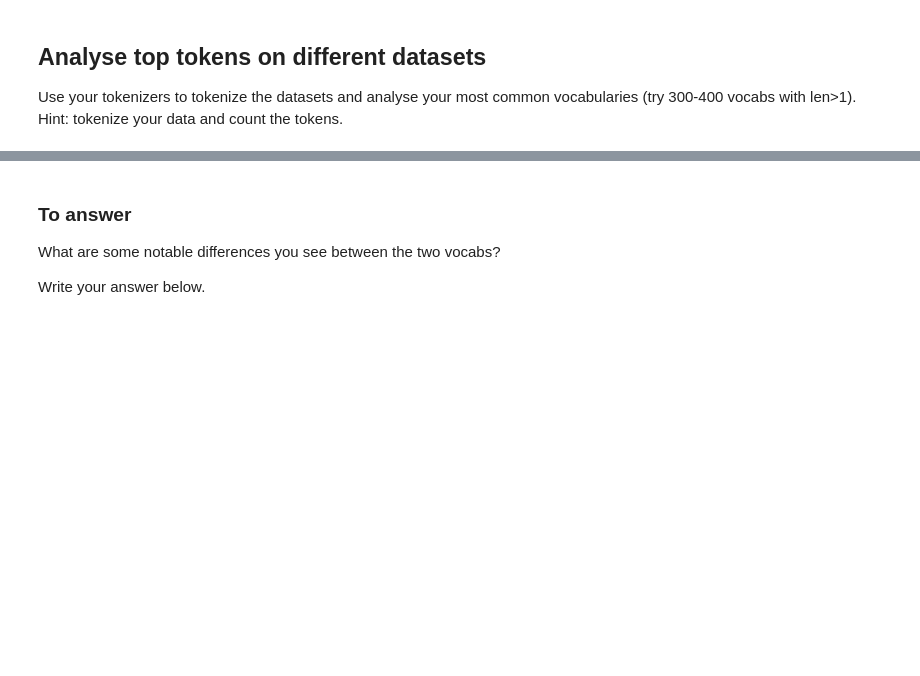
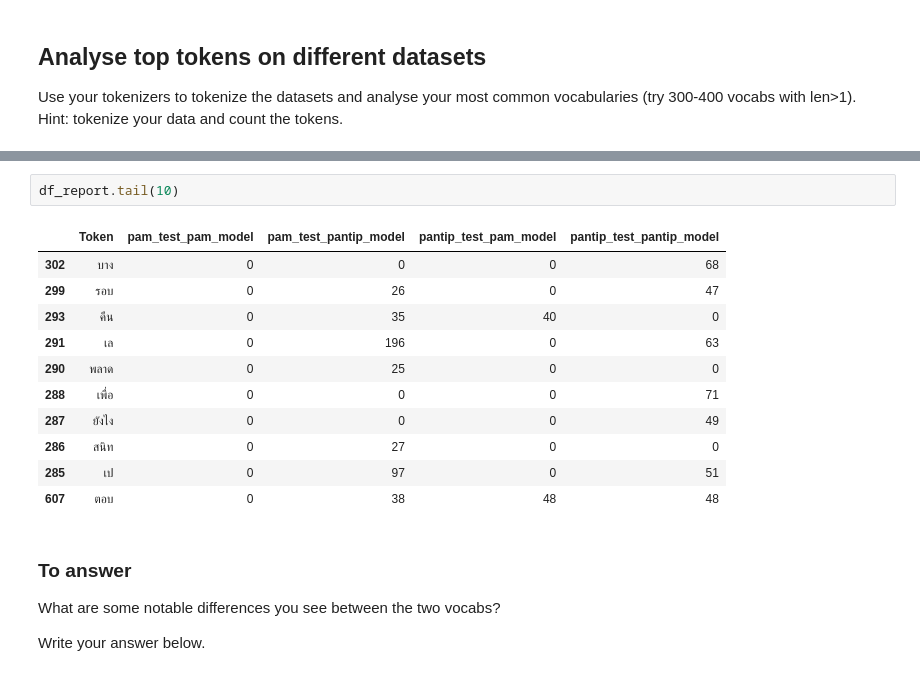
Before and after one commit to pupipatsk/NLP, a Jupyter notebook: HW-02/Lab2_3_sentencepiece-to-student.ipynb, the cells around one changed output, grey strips where cells are left out. Drawn from its saved outputs; the diff is of its cells as text; blank space fills up the shorter version.

```diff
--- a/HW-02/Lab2_3_sentencepiece-to-student.ipynb
+++ b/HW-02/Lab2_3_sentencepiece-to-student.ipynb
@@ -209,3 +269,17 @@ Use your tokenizers to tokenize the datasets and analyse your most common vocabu
+# %%
+df_report.tail(10)
+# %% [output]
+|  | Token | pam_test_pam_model | pam_test_pantip_model | pantip_test_pam_model | pantip_test_pantip_model |
+| 302 | บาง | 0 | 0 | 0 | 68 |
+| 299 | รอบ | 0 | 26 | 0 | 47 |
+| 293 | คืน | 0 | 35 | 40 | 0 |
+| 291 | เล | 0 | 196 | 0 | 63 |
+| 290 | พลาด | 0 | 25 | 0 | 0 |
+| 288 | เพื่อ | 0 | 0 | 0 | 71 |
+| 287 | ยังไง | 0 | 0 | 0 | 49 |
+| 286 | สนิท | 0 | 27 | 0 | 0 |
+| 285 | เป | 0 | 97 | 0 | 51 |
+| 607 | ตอบ | 0 | 38 | 48 | 48 |
 # %% [markdown]
 ### To answer
 What are some notable differences you see between the two vocabs?
```
Also changed, not shown: parts of 3 cells of this notebook.
